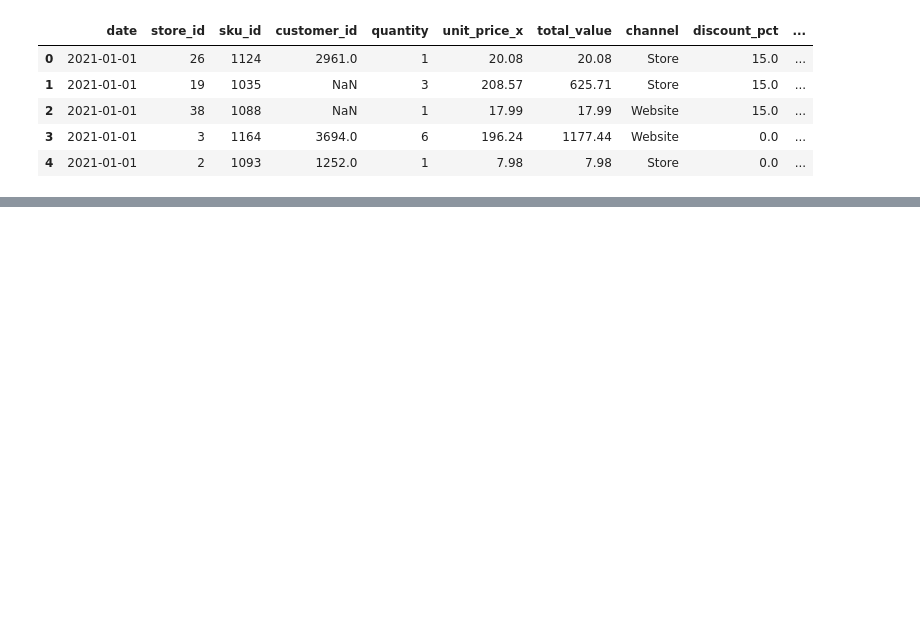
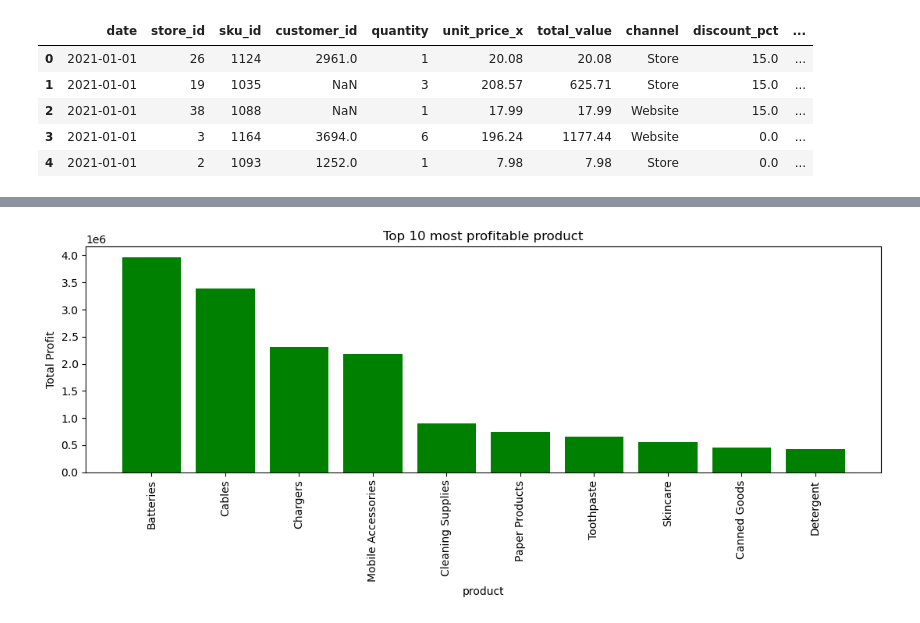
Before and after one commit to PankajmauryaDev/Retail_Analysis_python, a Jupyter notebook: python/analysis.ipynb, the cells around one changed output, grey strips where cells are left out. Saved outputs shown, nothing was run; the diff lists cells and outputs as text; code cells hidden in the pictures; blank space fills up the shorter version.

```diff
--- a/python/analysis.ipynb
+++ b/python/analysis.ipynb
@@ -538,3 +572,10 @@ df.head()
 | 2 | 2021-01-01 | 38 | 1088 | NaN | 1 | 17.99 | 17.99 | Website | 15.0 | ... |
 | 3 | 2021-01-01 | 3 | 1164 | 3694.0 | 6 | 196.24 | 1177.44 | Website | 0.0 | ... |
 | 4 | 2021-01-01 | 2 | 1093 | 1252.0 | 1 | 7.98 | 7.98 | Store | 0.0 | ... |
+# %%
+product_perf = df.groupby("subcategory").agg(total_sale = ("total_value" , "sum"),
+                              total_profit = ("profit" , "sum"))
+product_perf = product_perf.sort_values("total_profit" , ascending=False)
+# %%
+top_profitable_pro = product_perf.head(10)
+top_profitable_pro
@@ -540,0 +595,14 @@ df.head()
+# %%
+# vissu.
+
+plt.figure(figsize=(11 , 5))
+
+plt.bar(top_profitable_pro.index , top_profitable_pro["total_profit"] , color= "green")
+plt.xlabel("product")
+plt.ylabel("Total Profit")
+plt.title("Top 10 most profitable product")
+plt.xticks(rotation = 90)
+plt.tight_layout()
+plt.show()
+# %% [output]
+[figure, added]
```
Also changed, not shown: parts of 21 cells of this notebook, 2 other files.
